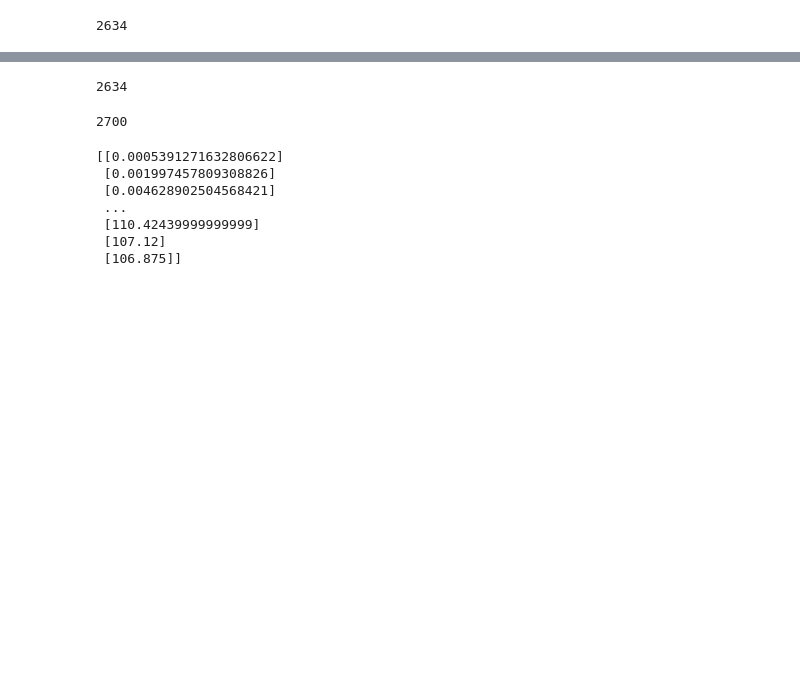
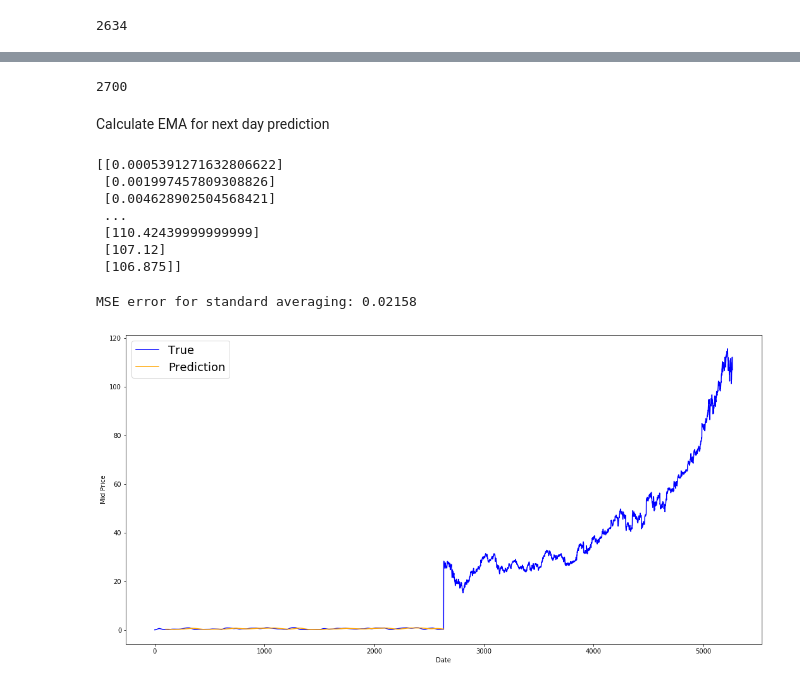
Before and after one commit to jzhaojieh/LSTM-sock, a Jupyter notebook: Prediction.ipynb, the cells around one changed output, grey strips where cells are left out. Drawn from its saved outputs; the diff is of its cells as text; code cells hidden in the pictures; blank space fills up the shorter version.

```diff
--- a/Prediction.ipynb
+++ b/Prediction.ipynb
@@ -95,7 +93,3 @@ len(train_data)
-# %%
-len(test_data)
-# %% [output]
-2634
 # %%
 scaler = MinMaxScaler()
 train_data = train_data.reshape(-1,1)
@@ -110,6 +104,8 @@ if (di+smoothing_window_size < len(train_data)):
     train_data[di+smoothing_window_size:,:] = scaler.transform(train_data[di+smoothing_window_size:,:])
 # %% [output]
 2700
+# %% [markdown]
+Calculate EMA for next day prediction
 # %%
 EMA = 0.0
 gamma = 0.1
@@ -128,3 +123,35 @@ print(all_mid_data)
  [110.42439999999999]
  [107.12]
  [106.875]]
+# %%
+window_size = 100
+N = train_data.size
+std_avg_predictions = []
+std_avg_x = []
+mse_errors = []
+
+for pred_idx in range(window_size,N):
+
+    if pred_idx >= N:
+        date = dt.datetime.strptime(k, '%Y-%m-%d').date() + dt.timedelta(days=1)
+    else:
+        date = df.loc[pred_idx,'Date']
+
+    std_avg_predictions.append(np.mean(train_data[pred_idx-window_size:pred_idx]))
+    mse_errors.append((std_avg_predictions[-1]-train_data[pred_idx])**2)
+    std_avg_x.append(date)
+
+print('MSE error for standard averaging: %.5f'%(0.5*np.mean(mse_errors)))
+# %% [output]
+MSE error for standard averaging: 0.02158
+# %%
+plt.figure(figsize = (18,9))
+plt.plot(range(df.shape[0]),all_mid_data,color='b',label='True')
+plt.plot(range(window_size,N),std_avg_predictions,color='orange',label='Prediction')
+#plt.xticks(range(0,df.shape[0],50),df['Date'].loc[::50],rotation=45)
+plt.xlabel('Date')
+plt.ylabel('Mid Price')
+plt.legend(fontsize=18)
+plt.show()
+# %% [output]
+[figure, added]
```
Also changed, not shown: parts of 13 cells of this notebook.
